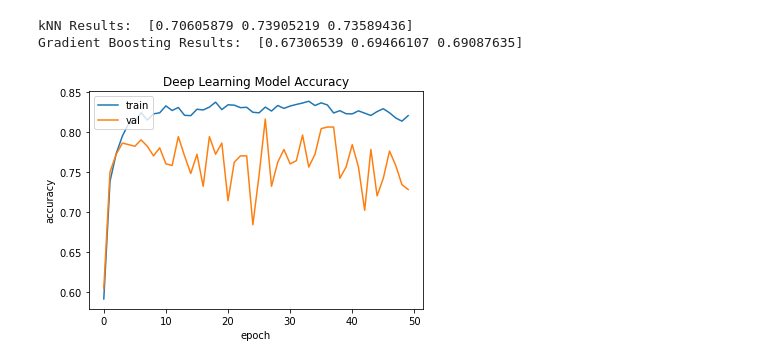
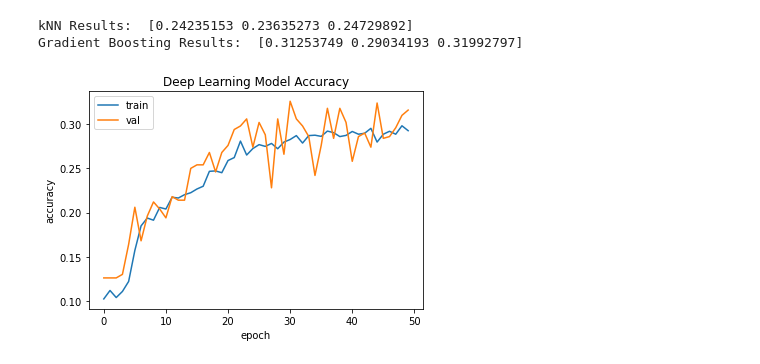
Before and after one commit to yesolomon/convpers, a Jupyter notebook: experiments/mnist_experiment.ipynb, the cells around one changed output. Cells and saved outputs as stored; diff of their text form; code cells hidden in the pictures.

```diff
--- a/experiments/mnist_experiment.ipynb
+++ b/experiments/mnist_experiment.ipynb
@@ -172,12 +17,13 @@ Gradient Boosting Results:  [0.69526095 0.72465507 0.71548619]
-# %%
-#We can also compute total persistence
-tpers = diagrams_2_tpers(D)
-#Concatenate this  across filters
-
-con_tpers = concatenate_top_features(tpers)
-#Test these features on the learning task
-testmodels(con_tpers,y)
-# %% [output]
-kNN Results:  [0.70605879 0.73905219 0.73589436]
-Gradient Boosting Results:  [0.67306539 0.69466107 0.69087635]
-[figure, removed]
+# %%
+#Experiment 1A: No Convolutions, Persistence Images Concatenated
+filter = Filters.blur_kernel(1)
+diagrams = CPT.CPT(X,[filter])
+pers_images = Vectorize.diagrams_to_images(diagrams)
+pers_image_con = Vectorize.concatenate_top_features(pers_images)
+Testing.test_knn(pers_image_con,y)
+Testing.test_boosted_tree(pers_image_con,y)
+Testing.test_NN(pers_image_con,y)
+# %% [output]
+kNN Results:  [0.24235153 0.23635273 0.24729892]
+Gradient Boosting Results:  [0.31253749 0.29034193 0.31992797]
+[figure, added]
```
Also changed, not shown: parts of 32 cells of this notebook, 47 other files.
